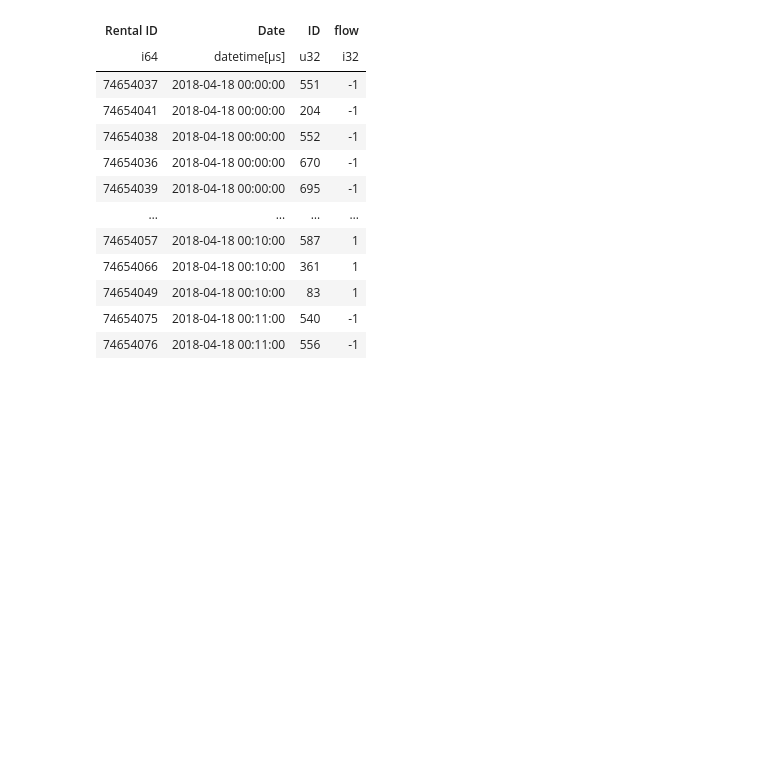
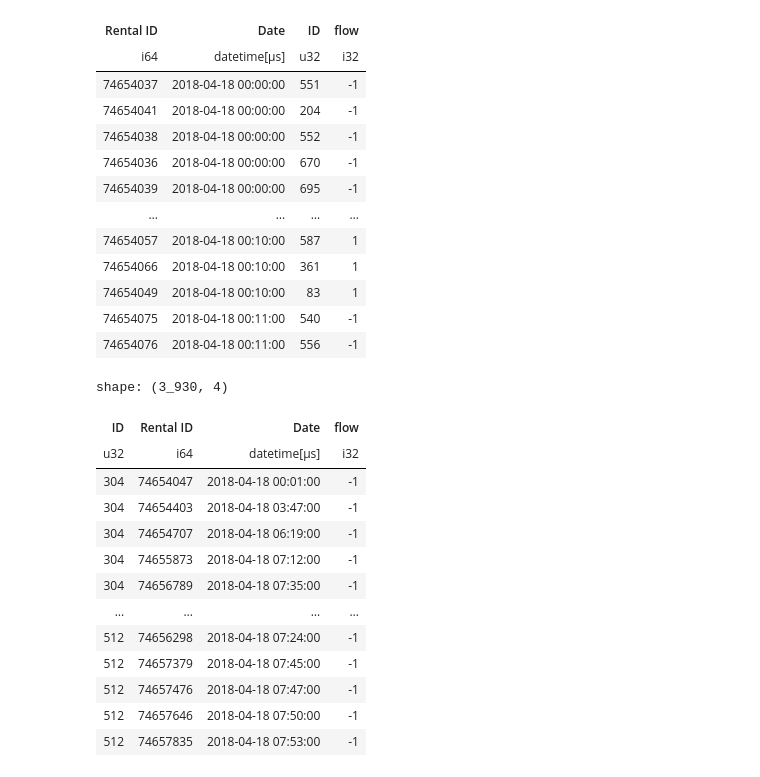
Before and after one commit to orenjhargreaves/TFL_bikes, a Jupyter notebook: Neural_network.ipynb, the cells around one changed output. Saved outputs shown, nothing was run; the diff lists cells and outputs as text; code cells hidden in the pictures; blank space fills up the shorter version.

```diff
--- a/Neural_network.ipynb
+++ b/Neural_network.ipynb
@@ -211,3 +214,21 @@ shape: (50, 4)
 | 74654049 | 2018-04-18 00:10:00 | 83 | 1 |
 | 74654075 | 2018-04-18 00:11:00 | 540 | -1 |
 | 74654076 | 2018-04-18 00:11:00 | 556 | -1 |
+# %%
+df_flows_id = df_flows.group_by("ID")
+df_flows_id.head()
+# %% [output]
+shape: (3_930, 4)
+| ID | Rental ID | Date | flow |
+| u32 | i64 | datetime[μs] | i32 |
+| 304 | 74654047 | 2018-04-18 00:01:00 | -1 |
+| 304 | 74654403 | 2018-04-18 03:47:00 | -1 |
+| 304 | 74654707 | 2018-04-18 06:19:00 | -1 |
+| 304 | 74655873 | 2018-04-18 07:12:00 | -1 |
+| 304 | 74656789 | 2018-04-18 07:35:00 | -1 |
+| … | … | … | … |
+| 512 | 74656298 | 2018-04-18 07:24:00 | -1 |
+| 512 | 74657379 | 2018-04-18 07:45:00 | -1 |
+| 512 | 74657476 | 2018-04-18 07:47:00 | -1 |
+| 512 | 74657646 | 2018-04-18 07:50:00 | -1 |
+| 512 | 74657835 | 2018-04-18 07:53:00 | -1 |
```
Also changed, not shown: parts of 4 cells of this notebook.
